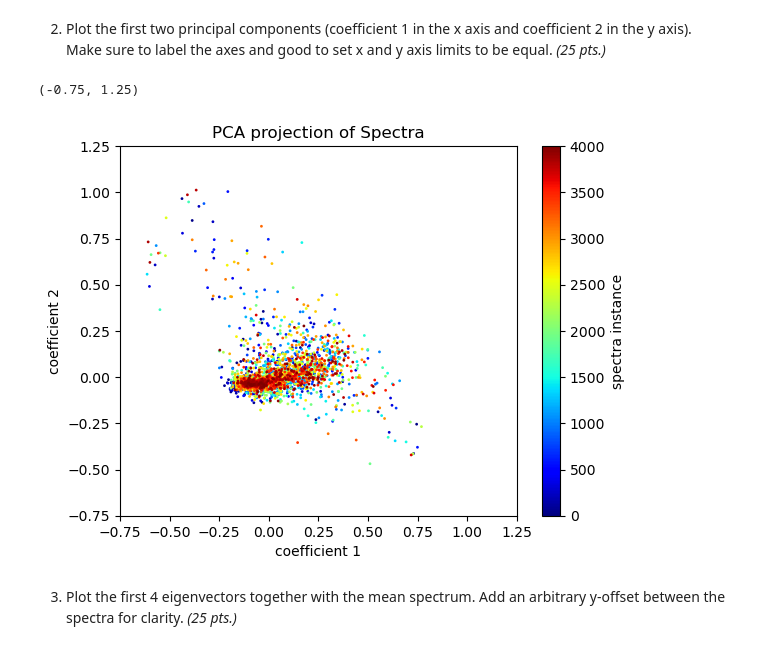
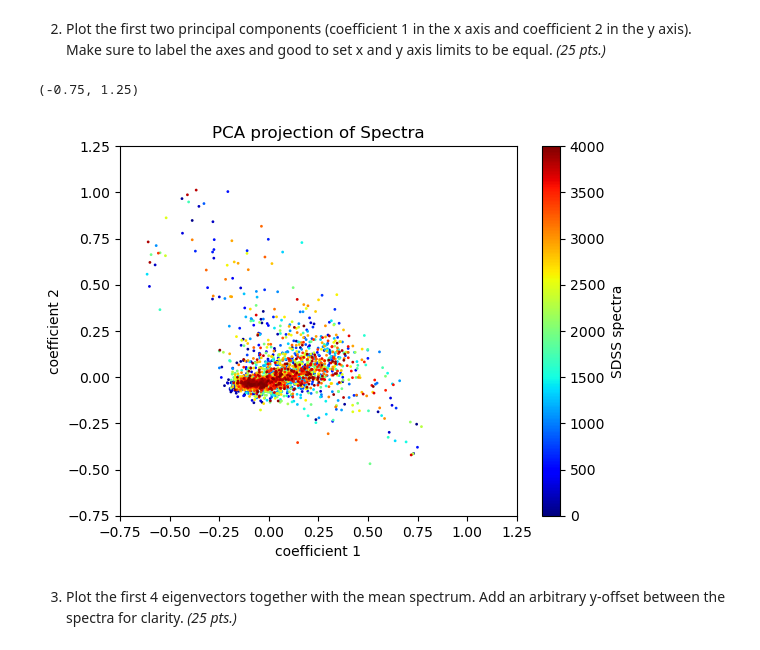
Before and after one commit to davidsaurus/AP_157_Lab, a Jupyter notebook: Daffon_AP157_lab_assignment_A3.ipynb, the cells around one changed output. Drawn from its saved outputs; the diff is of its cells as text; code cells hidden in the pictures.

```diff
--- a/Daffon_AP157_lab_assignment_A3.ipynb
+++ b/Daffon_AP157_lab_assignment_A3.ipynb
@@ -124,17 +124,17 @@ X_proj.shape
 # %% [markdown]
 2. Plot the first two principal components (coefficient 1 in the x axis and coefficient 2 in the y axis). Make sure to label the axes and good to set x and y axis limits to be equal. *(25 pts.)*
 # %%
-plt.scatter(X_proj[:, 0], X_proj[:, 1], c=np.arange(0, 4000), s=4, lw=0, cmap=pl.cm.jet)
-plt.colorbar(label='spectra instance')
+plt.scatter(X_proj[:, 0], X_proj[:, 1], c=np.arange(0, 4000), s=4, lw=0, cmap=plt.cm.jet)
+plt.colorbar(label='SDSS spectra')
 plt.clim(0, 4000)
 plt.xlabel('coefficient 1')
 plt.ylabel('coefficient 2')
 plt.title('PCA projection of Spectra')
 plt.xlim(-0.75, 1.25)
 plt.ylim(-0.75, 1.25)
 # %% [output]
 (-0.75, 1.25)
-[figure, old version]
+[figure, new version]
 # %% [markdown]
 3. Plot the first 4 eigenvectors together with the mean spectrum. Add an arbitrary y-offset between the spectra for clarity. *(25 pts.)*
 # %%
```
